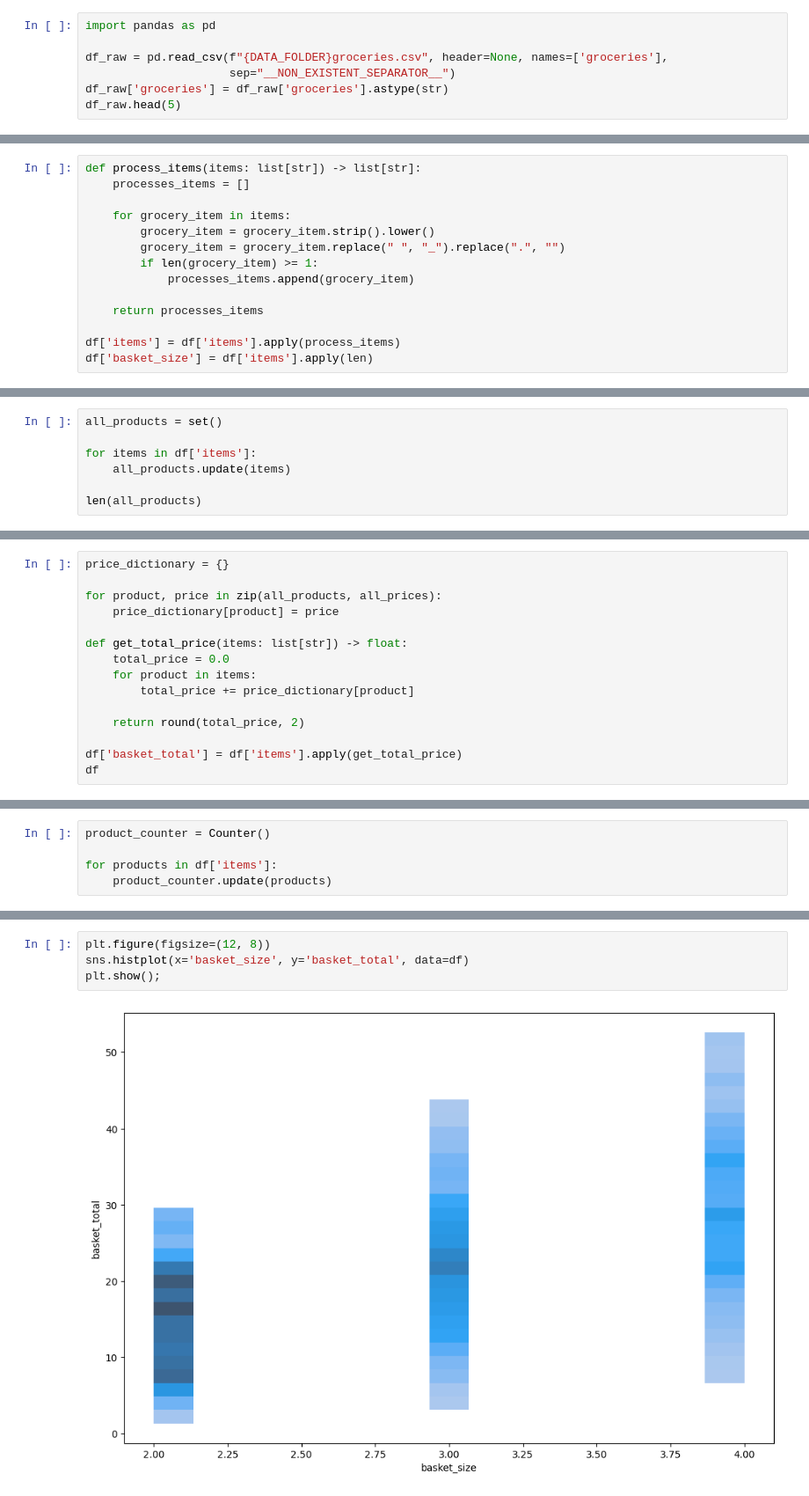
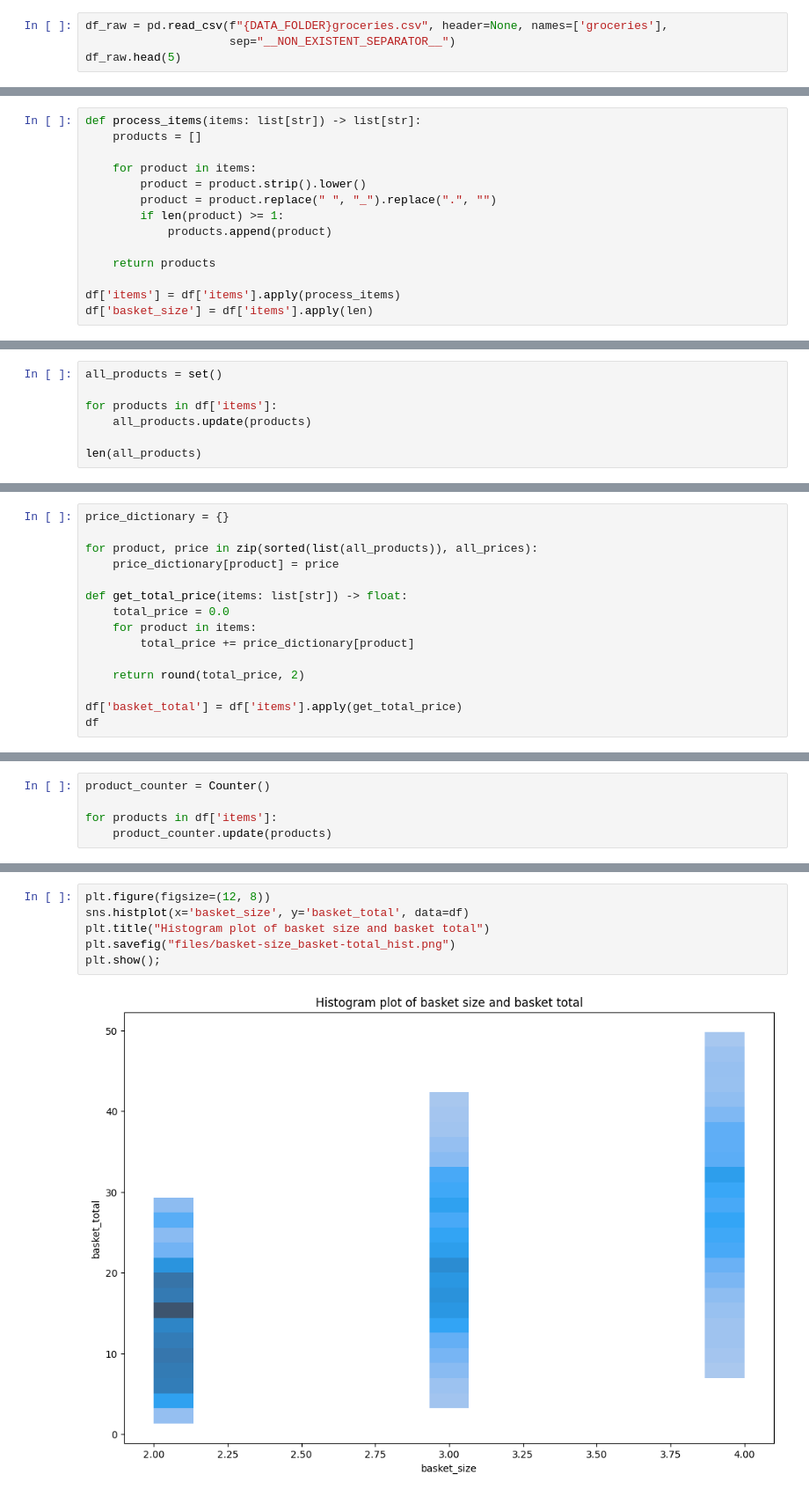
Before and after one commit to murodbecks/groceries_analysis, a Jupyter notebook: groceries_analysis.ipynb, the cells around one changed output, grey strips where cells are left out. Shown at 88% size. Saved outputs shown, nothing was run; the diff lists cells and outputs as text.

```diff
--- a/groceries_analysis.ipynb
+++ b/groceries_analysis.ipynb
@@ -44,9 +90,6 @@ Initial data is saved to 'data1/groceries.csv' file
 # %%
-import pandas as pd
-
 df_raw = pd.read_csv(f"{DATA_FOLDER}groceries.csv", header=None, names=['groceries'],
                      sep="__NON_EXISTENT_SEPARATOR__")
-df_raw['groceries'] = df_raw['groceries'].astype(str)
 df_raw.head(5)
 # %% [output]
 |  | groceries |
@@ -131,14 +189,14 @@ Top 20 products (with number of occurancy):
 # %%
 def process_items(items: list[str]) -> list[str]:
-    processes_items = []
+    products = []
 
-    for grocery_item in items:
-        grocery_item = grocery_item.strip().lower()
-        grocery_item = grocery_item.replace(" ", "_").replace(".", "")
-        if len(grocery_item) >= 1:
-            processes_items.append(grocery_item)
+    for product in items:
+        product = product.strip().lower()
+        product = product.replace(" ", "_").replace(".", "")
+        if len(product) >= 1:
+            products.append(product)
 
-    return processes_items
+    return products
 
 df['items'] = df['items'].apply(process_items)
 df['basket_size'] = df['items'].apply(len)
@@ -167,8 +224,8 @@ df.to_csv(f"{DATA_FOLDER}transactions_clean.csv", index=False)
 # %%
 all_products = set()
 
-for items in df['items']:
-    all_products.update(items)
+for products in df['items']:
+    all_products.update(products)
 
 len(all_products)
 # %% [output]
@@ -199,7 +271,7 @@ df_prices.to_csv(f"{DATA_FOLDER}product_prices.csv", index=False)
 # %%
 price_dictionary = {}
 
-for product, price in zip(all_products, all_prices):
+for product, price in zip(sorted(list(all_products)), all_prices):
     price_dictionary[product] = price
 
 def get_total_price(items: list[str]) -> float:
@@ -357,6 +467,8 @@ plt.show();
 # %%
 plt.figure(figsize=(12, 8))
 sns.histplot(x='basket_size', y='basket_total', data=df)
+plt.title("Histogram plot of basket size and basket total")
+plt.savefig("files/basket-size_basket-total_hist.png")
 plt.show();
 # %% [output]
-[figure, old version]
+[figure, new version]
```
Also changed, not shown: parts of 45 cells of this notebook, 6 other files.
